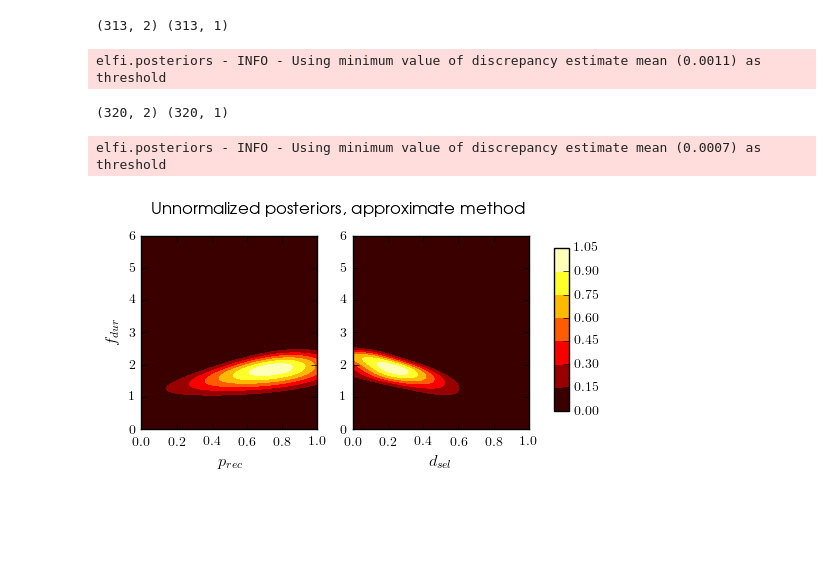
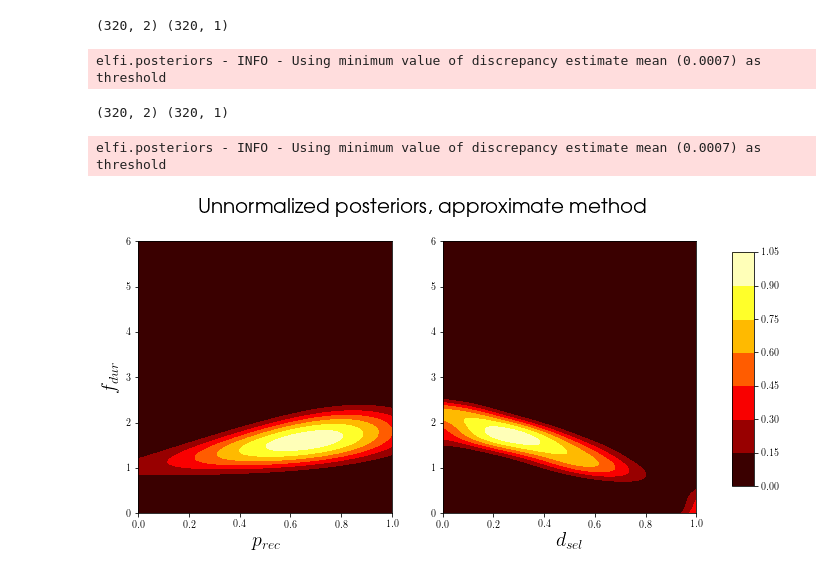
Before and after one commit to akangasr/sdirl, a Jupyter notebook: notebooks/gp_params_etc.ipynb, the cells around one changed output. Saved outputs shown, nothing was run; the diff lists cells and outputs as text; code cells hidden in the pictures; blank space fills up the shorter version.

```diff
--- a/notebooks/gp_params_etc.ipynb
+++ b/notebooks/gp_params_etc.ipynb
@@ -123,15 +117,28 @@ def eval_2d_mesh(xmin, ymin, xmax, ymax, nx, ny, eval_fun):
         for j in range(lenx):
             Z[i][j] = eval_fun([X[i][j], Y[i][j]])
     return (X, Y, Z)
+# %%
+with open("../results/menu/md5_f01_i23/samples.json") as f:
+    md5_f01_i23 = json.load(f)
+with open("../results/menu/md5_f02_i13/samples.json") as f:
+    md5_f02_i13 = json.load(f)
+with open("../results/menu/md5_f03_i12/samples.json") as f:
+    md5_f03_i12 = json.load(f)
+with open("../results/menu/md5_f12_i03/samples.json") as f:
+    md5_f12_i03 = json.load(f)
+with open("../results/menu/md5_f13_i02/samples.json") as f:
+    md5_f13_i02 = json.load(f)
+with open("../results/menu/md5_f23_i01/samples.json") as f:
+    md5_f23_i01 = json.load(f)
 # %%
 random.seed(0)
 for i in range(6):
-    params = [(ClippedNormalPrior(0, 6, 3, 1), (0,6), "f_dur"),
-              (ClippedNormalPrior(0, 1, 0.3, 0.3), (0,1), "d_sel"),
+    params = [(ClippedNormalPrior(0, 6, 3, 1), (0,6), "fdur"),
+              (ClippedNormalPrior(0, 1, 0.3, 0.3), (0,1), "dsel"),
               #(ClippedNormalPrior(0, 1, 0.69, 0.2), (0,1), "p_rec"),
               #(ClippedNormalPrior(0, 1, 0.93, 0.2), (0,1), "p_sem")]
-              (UniformPrior(0, 1), (0,1), "p_rec"),
-              (UniformPrior(0, 1), (0,1), "p_sem")]
+              (UniformPrior(0, 1), (0,1), "prec"),
+              (UniformPrior(0, 1), (0,1), "psem")]
     data, x_id, y_id = [(md5_f01_i23, 2, 3),
                         (md5_f02_i13, 1, 3),
                         (md5_f03_i12, 1, 2),
@@ -149,7 +156,7 @@ for i in range(6):
         Y.append(y)
     X = np.atleast_2d(X)
     Y = np.atleast_2d(Y).T
-    print(X.shape, Y.shape)
+    print(name_x, name_y, X.shape, Y.shape)
 
     gp = GPyModel(
                   input_dim=X.shape[1],
@@ -173,11 +180,6 @@ for i in range(6):
     pl.xlabel(name_x)
     pl.ylabel(name_y)
     post = BolfiPosterior(model=gp, threshold=None, priors=priors)
-    #print("ML at {}".format(post.ML))
-    #pl.plot(post.ML[0], post.ML[1], "r*", markersize=20)
-    #print("MAP at {}".format(post.MAP))
-    #pl.plot(post.MAP[0], post.MAP[1], "g*", markersize=20)
     vals = eval_2d_mesh(bounds[0][0], bounds[1][0], bounds[0][1], bounds[1][1], 100, 100, post.pdf)
-    plot_2d_mesh(*vals)
-    #plot_3d_mesh(*vals, fig=fig)
+    pl.contourf(vals[0], vals[1], vals[2], cmap='hot')
 # %% [output]
@@ -189,9 +199,9 @@ NameError: name 'j' is not defined
 # %%
 random.seed(0)
-fig, axarr = pl.subplots(1, 2, figsize=(5,2.5))
+fig, axarr = pl.subplots(1, 2, figsize=(10,5))
 pl.rc('text', usetex=True)
 pl.rc('font', **{'family':'sans-serif','sans-serif':['Avant Garde']})
-pl.suptitle(r"Unnormalized posteriors, approximate method", fontsize=12, x=0.52, y=1.04)
+pl.suptitle(r"Unnormalized posteriors, approximate method", fontsize=20, x=0.52, y=1.0)
 j = 0
 for i in [4,5]:
     params = [(ClippedNormalPrior(0, 6, 3, 1), (0,6), r"$f_{dur}$"),
@@ -216,39 +226,39 @@ for i in [4,5]:
         X.append([x[1], x[0]])
         Y.append(y)
     X = np.atleast_2d(X[:320])
     Y = np.atleast_2d(Y[:320]).T
     print(X.shape, Y.shape)
 
     gp = GPyModel(
                   input_dim=X.shape[1],
                   bounds=bounds,
                   kernel_class=GPy.kern.RBF,
                   kernel_var=10.0,
                   kernel_scale=0.2,
                   noise_var=0.5,
                   max_opt_iters=100
                  )
     gp.update(X, Y)
 
     ax = axarr[j]
-    ax.set_xlabel(name_x, fontsize=12)
+    ax.set_xlabel(name_x, fontsize=20)
     if j == 0:
-        ax.set_ylabel(name_y, fontsize=12)
+        ax.set_ylabel(name_y, fontsize=20)
     post = BolfiPosterior(model=gp, threshold=None, priors=priors)
-    vals = eval_2d_mesh(bounds[0][0], bounds[1][0], bounds[0][1], bounds[1][1], 100, 100, post.pdf)
+    vals = eval_2d_mesh(bounds[0][0], bounds[1][0], bounds[0][1], bounds[1][1], 150, 150, post.pdf)
     CS = ax.contourf(vals[0], vals[1], vals[2] / np.max(vals[2]), cmap='hot')
     j += 1
 cbar_ax = fig.add_axes([0.95, 0.2, 0.03, 0.65]) # left, bottom, width, height
 fig.colorbar(CS, cax=cbar_ax)
 #pl.tight_layout()
 pl.show()
 fig.savefig('../results/menu_posteriors.png', bbox_inches='tight')
 # %% [output]
-(313, 2) (313, 1)
+(320, 2) (320, 1)
-elfi.posteriors - INFO - Using minimum value of discrepancy estimate mean (0.0011) as threshold
+elfi.posteriors - INFO - Using minimum value of discrepancy estimate mean (0.0007) as threshold
 (320, 2) (320, 1)
 elfi.posteriors - INFO - Using minimum value of discrepancy estimate mean (0.0007) as threshold
-[figure, old version]
+[figure, new version]
 # %%
 k1 = GPy.kern.RBF(input_dim=1, variance=0.1, lengthscale=1)
 k1.plot()
```
Also changed, not shown: parts of 25 cells of this notebook, 2 other files.
